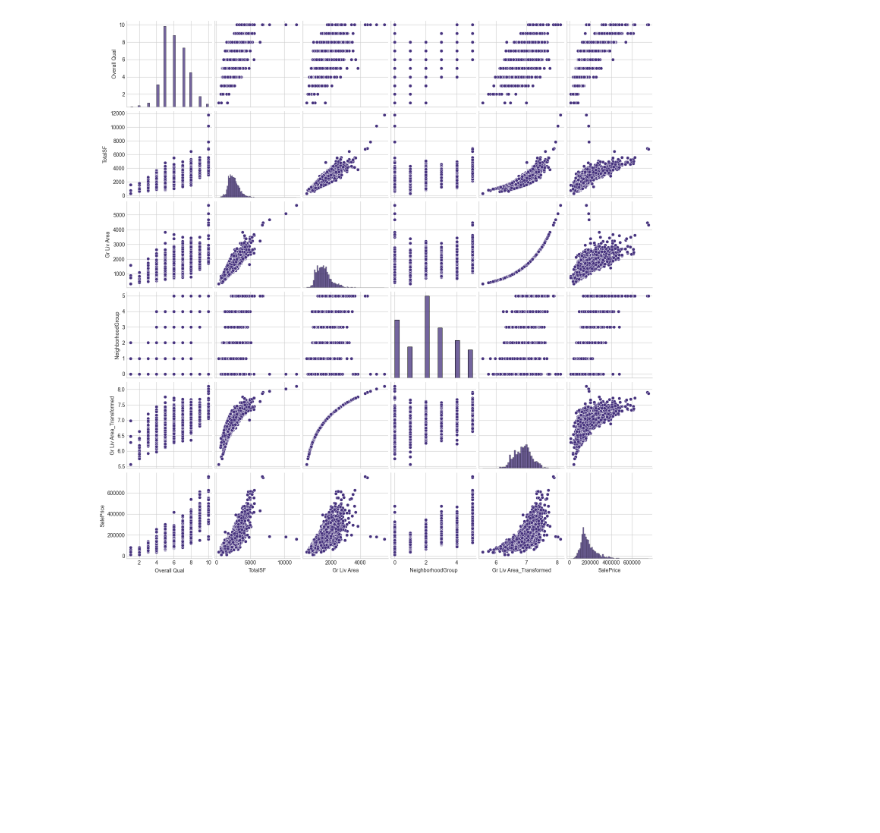
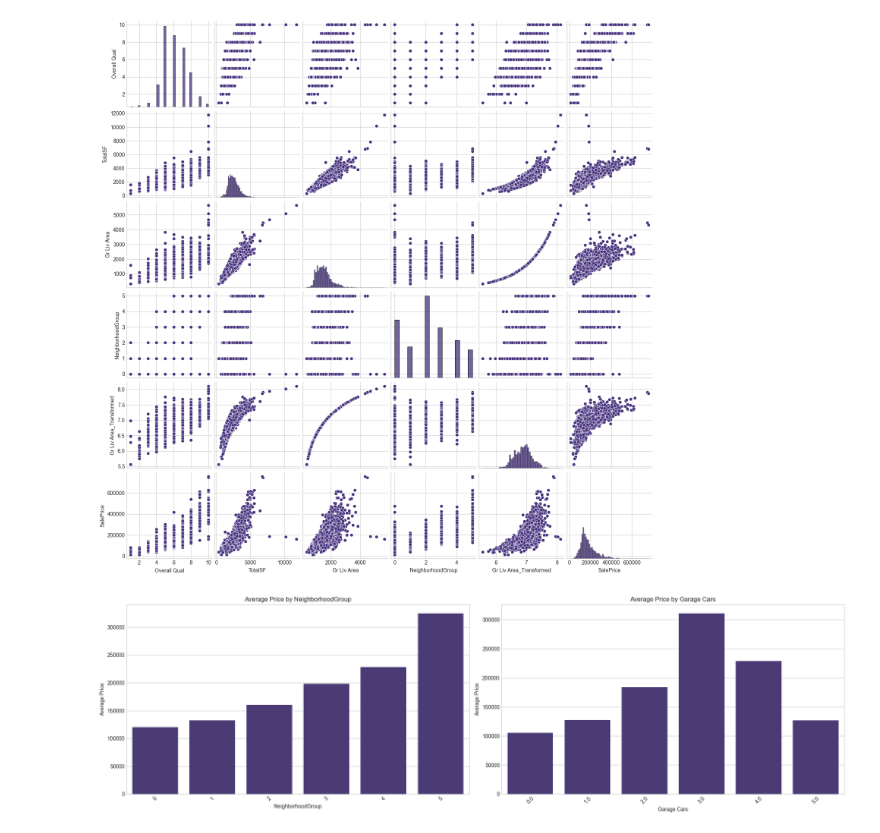
Before and after one commit to Vijayaragavan185/advanced-housing-eda-ames-real-estate, a Jupyter notebook: notebooks/advanced_cleaning_eda.ipynb, the cells around one changed output. Cells and saved outputs as stored; diff of their text form; code cells hidden in the pictures; blank space fills up the shorter version.

Commit message:
Analyzing price by Categorical features

```diff
--- a/notebooks/advanced_cleaning_eda.ipynb
+++ b/notebooks/advanced_cleaning_eda.ipynb
@@ -357,3 +357,22 @@ plt.show()
 # %% [output]
 <Figure size 1500x800 with 0 Axes>
 [figure]
+# %%
+# Analyze price by available categorical features after one-hot encoding
+categorical_features = ['NeighborhoodGroup', 'Garage Cars']  # Use available categorical/engineered columns
+
+fig, axes = plt.subplots(1, 2, figsize=(20, 6))
+axes = axes.flatten()
+
+for i, feature in enumerate(categorical_features):
+    data = df.groupby(feature)['SalePrice'].mean().sort_values().reset_index()
+    sns.barplot(x=feature, y='SalePrice', data=data, ax=axes[i])
+    axes[i].set_title(f'Average Price by {feature}')
+    axes[i].set_xlabel(feature)
+    axes[i].set_ylabel('Average Price')
+    axes[i].tick_params(axis='x', rotation=45)
+
+plt.tight_layout()
+plt.show()
+# %% [output]
+[figure, added]
```
